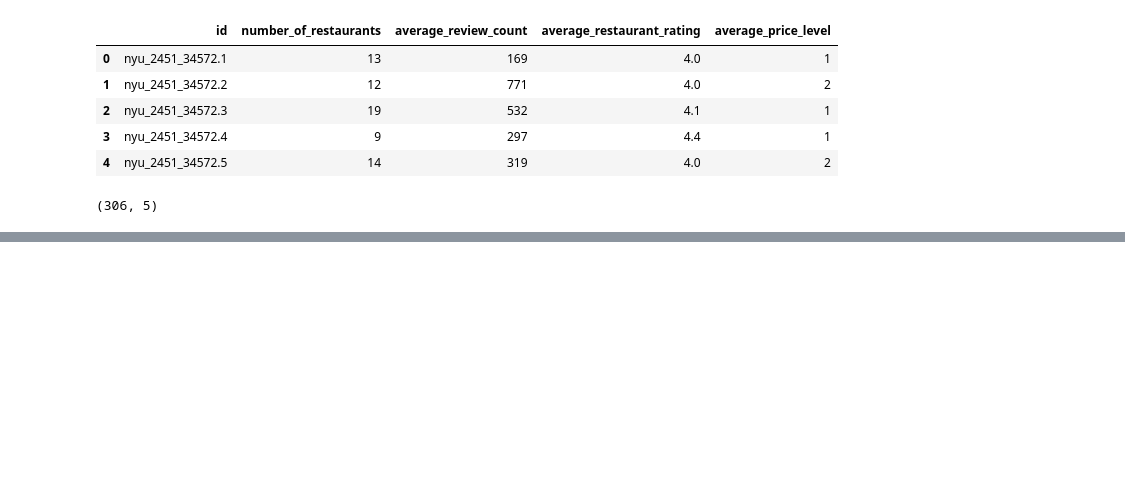
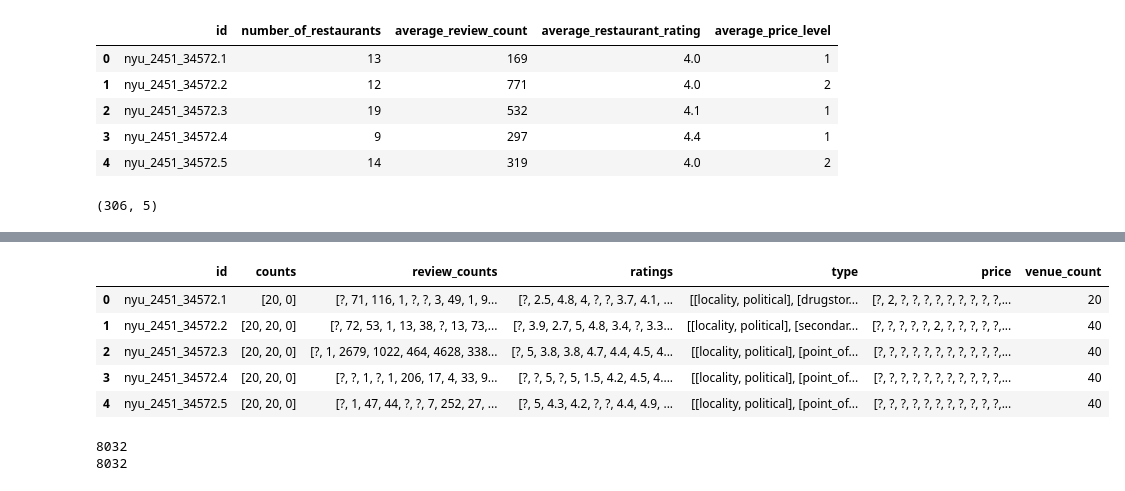
Before and after one commit to ktamkee/NYC_midterm_project, a Jupyter notebook: data/google_data.ipynb, the cells around one changed output, grey strips where cells are left out. Saved outputs shown, nothing was run; the diff lists cells and outputs as text; code cells hidden in the pictures; blank space fills up the shorter version.

```diff
--- a/data/google_data.ipynb
+++ b/data/google_data.ipynb
@@ -90,0 +110,13 @@ restuarants_data.shape
+# %%
+venue_data = venue_data.reset_index(level=0)
+# %%
+venue_data.columns=['id', 'counts', 'review_counts', 'ratings', 'type', 'price']
+venue_data['venue_count'] = venue_data['counts'].apply(sum)
+venue_data.head()
+# %% [output]
+|  | id | counts | review_counts | ratings | type | price | venue_count |
+| 0 | nyu_2451_34572.1 | [20, 0] | [?, 71, 116, 1, ?, ?, 3, 49, 1, 9... | [?, 2.5, 4.8, 4, ?, ?, 3.7, 4.1, ... | [[locality, political], [drugstor... | [?, 2, ?, ?, ?, ?, ?, ?, ?, ?, ?,... | 20 |
+| 1 | nyu_2451_34572.2 | [20, 20, 0] | [?, 72, 53, 1, 13, 38, ?, 13, 73,... | [?, 3.9, 2.7, 5, 4.8, 3.4, ?, 3.3... | [[locality, political], [secondar... | [?, ?, ?, ?, ?, 2, ?, ?, ?, ?, ?,... | 40 |
+| 2 | nyu_2451_34572.3 | [20, 20, 0] | [?, 1, 2679, 1022, 464, 4628, 338... | [?, 5, 3.8, 3.8, 4.7, 4.4, 4.5, 4... | [[locality, political], [point_of... | [?, ?, ?, ?, ?, ?, ?, ?, ?, ?, ?,... | 40 |
+| 3 | nyu_2451_34572.4 | [20, 20, 0] | [?, ?, 1, ?, 1, 206, 17, 4, 33, 9... | [?, ?, 5, ?, 5, 1.5, 4.2, 4.5, 4.... | [[locality, political], [point_of... | [?, ?, ?, ?, ?, ?, ?, ?, ?, ?, ?,... | 40 |
+| 4 | nyu_2451_34572.5 | [20, 20, 0] | [?, 1, 47, 44, ?, ?, 7, 252, 27, ... | [?, 5, 4.3, 4.2, ?, ?, 4.4, 4.9, ... | [[locality, political], [point_of... | [?, ?, ?, ?, ?, ?, ?, ?, ?, ?, ?,... | 40 |
@@ -90,0 +142,6 @@ restuarants_data.shape
+# %%
+print(len(neighborhood_id))
+print(len(venue_category_list))
+# %% [output]
+8032
+8032
```
Also changed, not shown: parts of 9 cells of this notebook.
